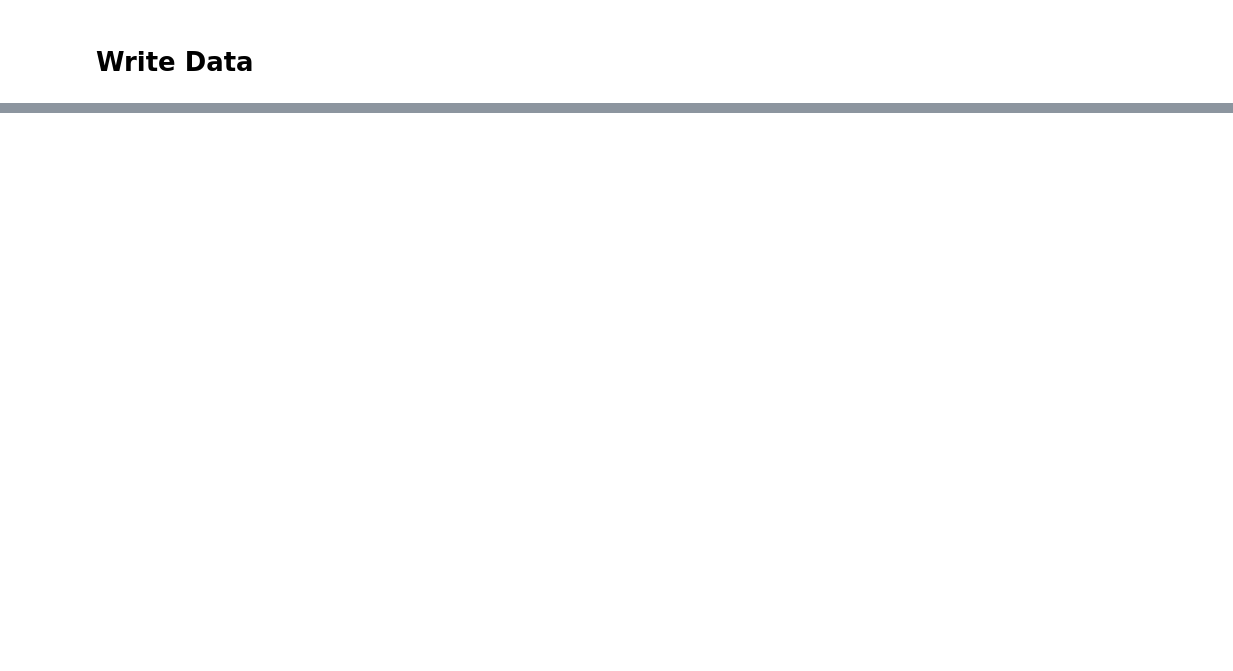
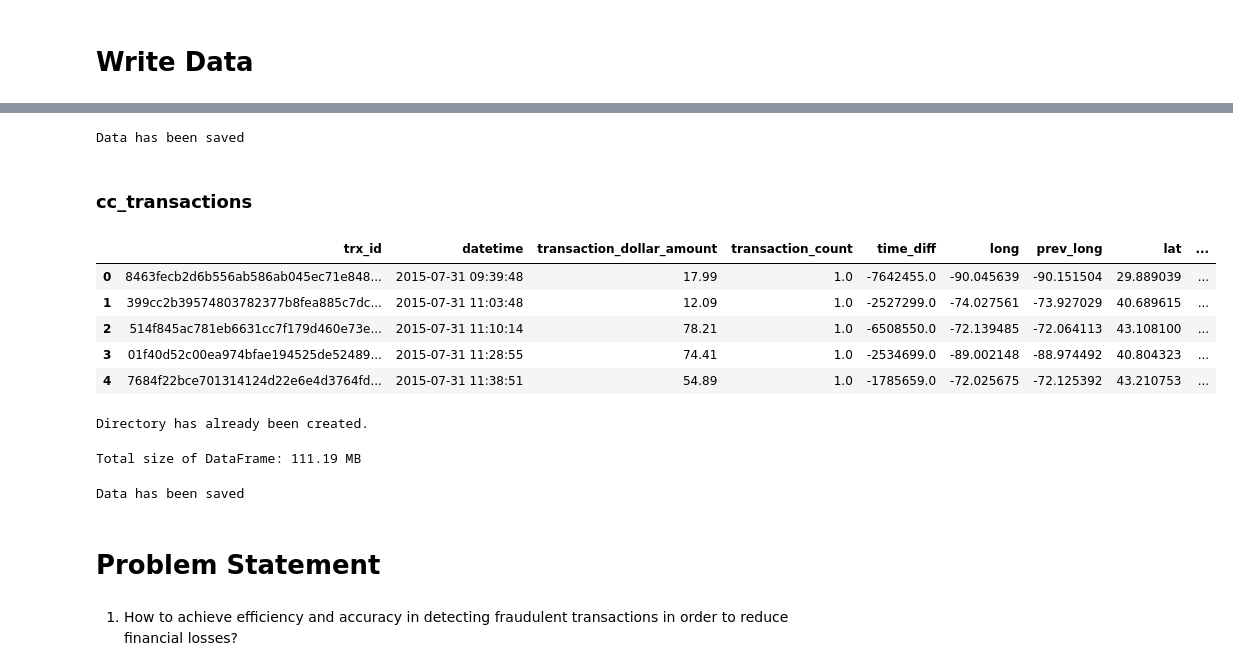
Before and after one commit to Pra5etya/Credit-Card-Fraud-Transactions, a Jupyter notebook: etl/data_exploration.ipynb, the cells around one changed output, grey strips where cells are left out. Saved outputs shown, nothing was run; the diff lists cells and outputs as text; code cells hidden in the pictures; blank space fills up the shorter version.

```diff
--- a/etl/data_exploration.ipynb
+++ b/etl/data_exploration.ipynb
@@ -1446,0 +1589,66 @@ memory usage: 50.9+ MB
+# %%
+# parameter
+share = {**dotenv_values('../.env.shared')}
+
+cc_info_write = share['CC_INFO']
+
+# save to csv
+cc_info_dm.to_csv(cc_info_write, index = False, sep = ';')
+print('Data has been saved')
+# %% [output]
+Data has been saved
+# %% [markdown]
+### cc_transactions
+# %%
+cc_transactions_list = ['cc_id', 'trx_id', 'datetime', 'transaction_dollar_amount', 'transaction_count',
+                        'time_diff', 'long', 'prev_long', 'lat', 'prev_lat',
+                        'distance', 'geo_cat', 'fraud_status']
+
+cc_transactions_dm = csv_data[cc_transactions_list]
+cc_transactions_dm.head()
+# %% [output]
+|  | trx_id | datetime | transaction_dollar_amount | transaction_count | time_diff | long | prev_long | lat | ... |
+| 0 | 8463fecb2d6b556ab586ab045ec71e848... | 2015-07-31 09:39:48 | 17.99 | 1.0 | -7642455.0 | -90.045639 | -90.151504 | 29.889039 | ... |
+| 1 | 399cc2b39574803782377b8fea885c7dc... | 2015-07-31 11:03:48 | 12.09 | 1.0 | -2527299.0 | -74.027561 | -73.927029 | 40.689615 | ... |
+| 2 | 514f845ac781eb6631cc7f179d460e73e... | 2015-07-31 11:10:14 | 78.21 | 1.0 | -6508550.0 | -72.139485 | -72.064113 | 43.108100 | ... |
+| 3 | 01f40d52c00ea974bfae194525de52489... | 2015-07-31 11:28:55 | 74.41 | 1.0 | -2534699.0 | -89.002148 | -88.974492 | 40.804323 | ... |
+| 4 | 7684f22bce701314124d22e6e4d3764fd... | 2015-07-31 11:38:51 | 54.89 | 1.0 | -1785659.0 | -72.025675 | -72.125392 | 43.210753 | ... |
+# %%
+# Tentukan folder tujuan
+dir_name = 'datamart'
+folder_path = f"../{dir_name}"
+
+# Cek apakah folder sudah ada, jika belum buat foldernya
+if not os.path.exists(folder_path):
+    os.makedirs(folder_path)
+
+    print(f"Directory '{dir_name}' created successfully.")
+
+else:
+    print(f'Directory has already been created.')
+# %% [output]
+Directory has already been created.
+# %%
+# calculate dataframe size
+total_size_bytes = sys.getsizeof(cc_transactions_dm)
+
+# Converse bytes to MB
+total_size_mb = total_size_bytes / 1048576
+print(f"Total size of DataFrame: {total_size_mb:.2f} MB")
+# %% [output]
+Total size of DataFrame: 111.19 MB
+# %%
+# parameter
+share = {**dotenv_values('../.env.shared')}
+
+cc_transactions_write = share['CC_TRANSACTIONS']
+
+# save to csv
+cc_transactions_dm.to_csv(cc_transactions_write, index = False, sep = ';')
+print('Data has been saved')
+# %% [output]
+Data has been saved
+# %% [markdown]
+# Problem Statement
+# %% [markdown]
+1. How to achieve efficiency and accuracy in detecting fraudulent transactions in order to reduce financial losses?
```
Also changed, not shown: parts of 19 cells of this notebook, 3 other files.
